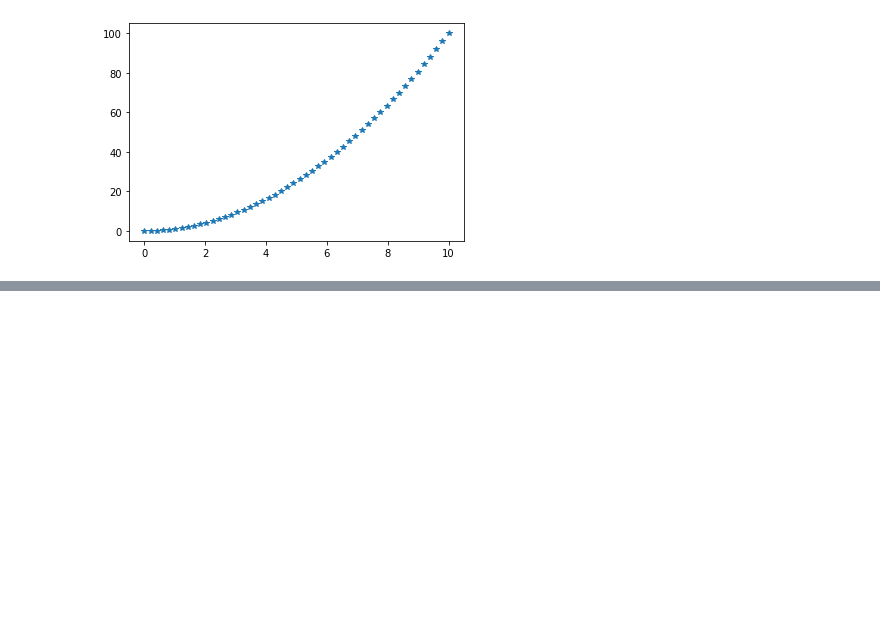
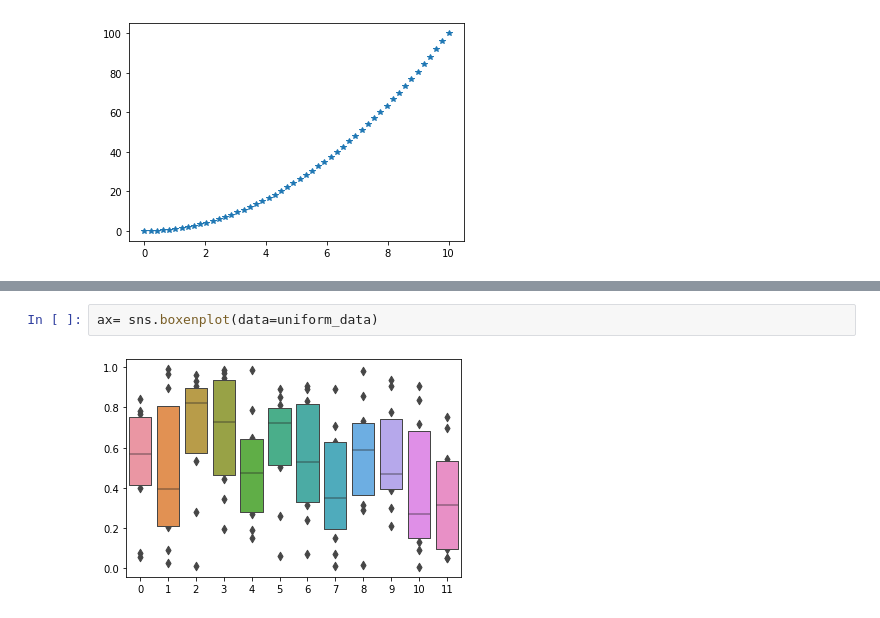
Before and after one commit to Debdeep-Goswami/Python3, a Jupyter notebook: PythonBasicDataTypes.ipynb, the cells around one changed output, grey strips where cells are left out. Saved outputs shown, nothing was run; the diff lists cells and outputs as text; blank space fills up the shorter version.

```diff
--- a/PythonBasicDataTypes.ipynb
+++ b/PythonBasicDataTypes.ipynb
@@ -689,0 +748,4 @@ plt.plot(x,y,'*')
+# %%
+ax= sns.boxenplot(data=uniform_data)
+# %% [output]
+[figure, added]
```
Also changed, not shown: parts of 10 cells of this notebook.
